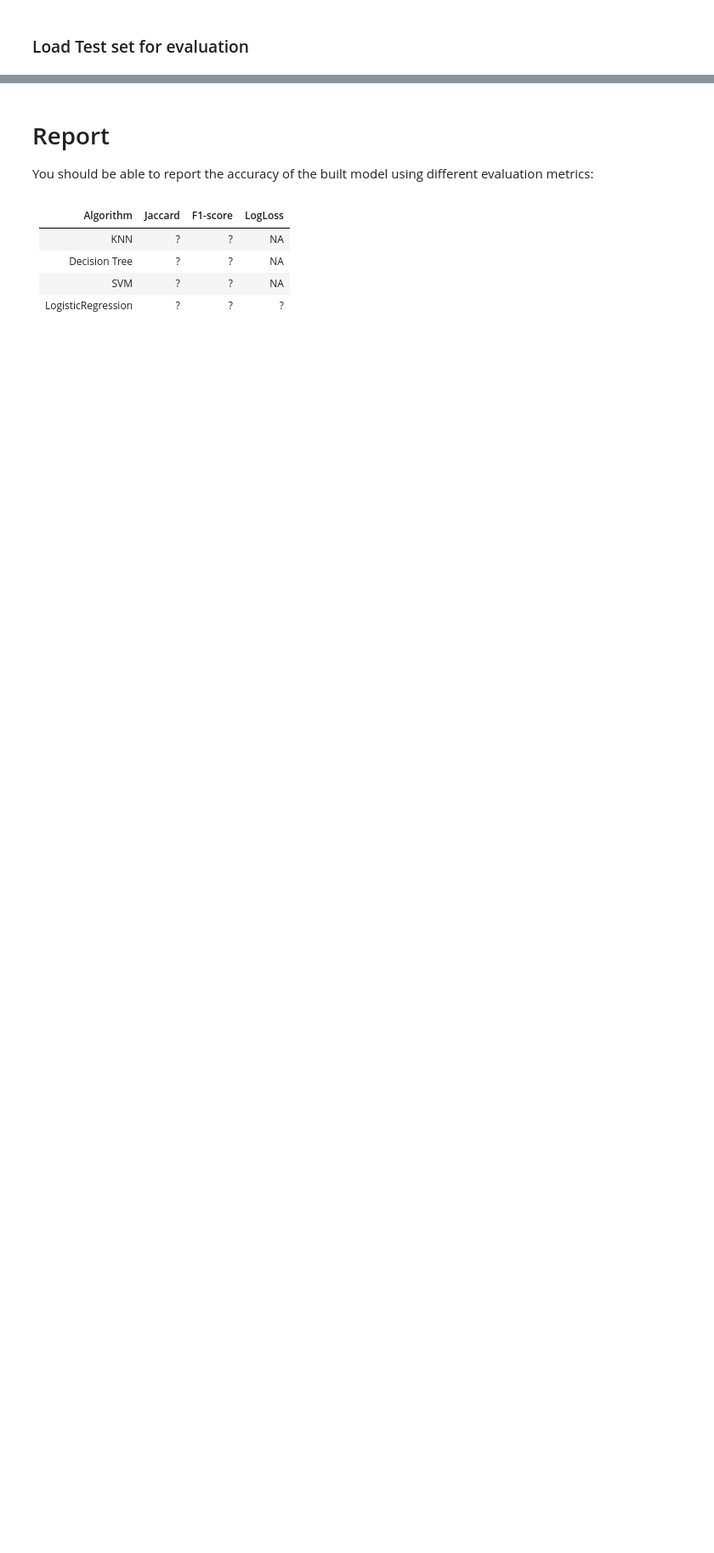
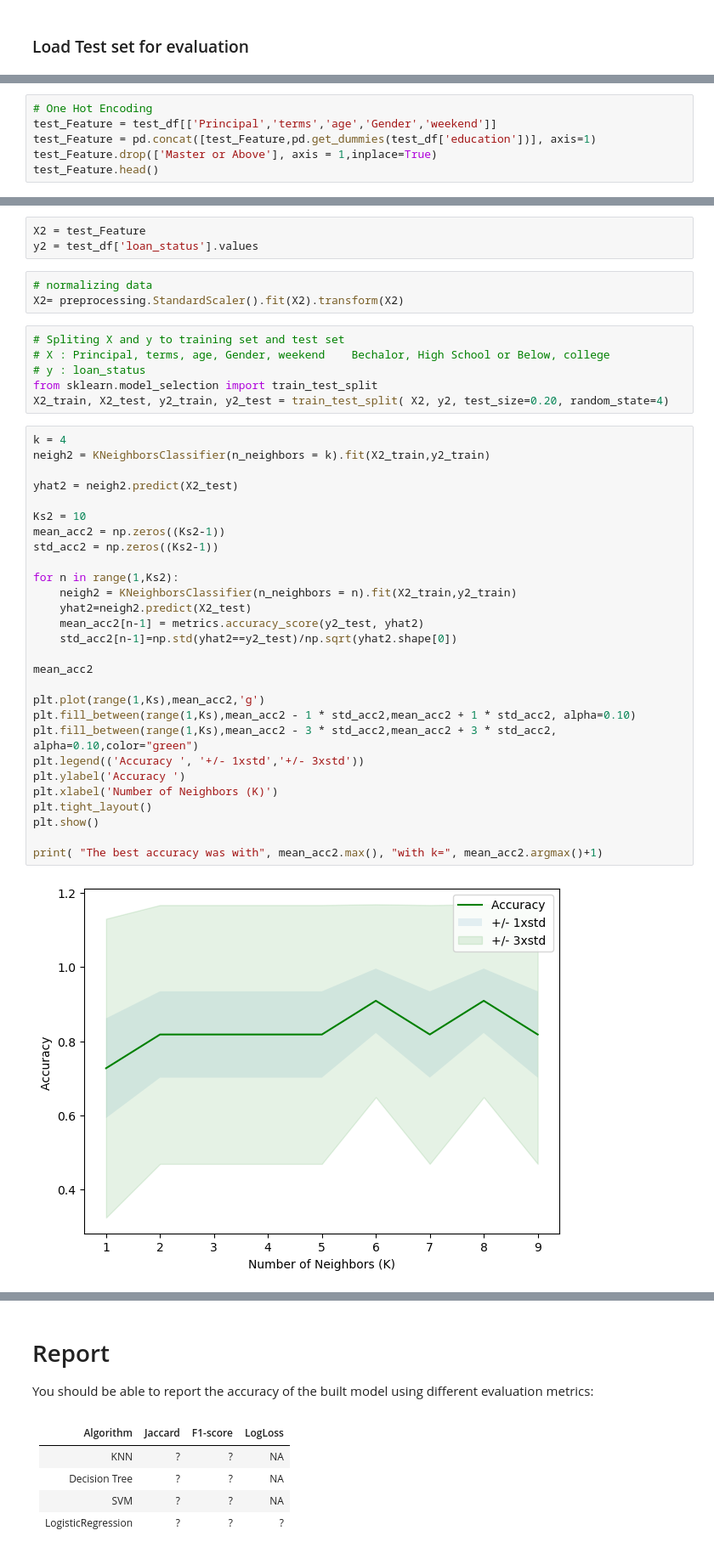
Before and after one commit to YusukeF0912/ibm_ds_pga_course9, a Jupyter notebook: ML0101EN-Proj-Loan-py-v1.ipynb, the cells around one changed output, grey strips where cells are left out. Shown: that part at 85% size. Saved outputs shown, nothing was run; the diff lists cells and outputs as text; blank space fills up the shorter version.

```diff
--- a/ML0101EN-Proj-Loan-py-v1.ipynb
+++ b/ML0101EN-Proj-Loan-py-v1.ipynb
@@ -196,0 +461,6 @@ test_df.head()
+# %%
+# One Hot Encoding
+test_Feature = test_df[['Principal','terms','age','Gender','weekend']]
+test_Feature = pd.concat([test_Feature,pd.get_dummies(test_df['education'])], axis=1)
+test_Feature.drop(['Master or Above'], axis = 1,inplace=True)
+test_Feature.head()
@@ -196,0 +474,42 @@ test_df.head()
+# %%
+X2 = test_Feature
+y2 = test_df['loan_status'].values
+# %%
+# normalizing data
+X2= preprocessing.StandardScaler().fit(X2).transform(X2)
+# %%
+# Spliting X and y to training set and test set
+# X : Principal, terms, age, Gender, weekend	Bechalor, High School or Below, college
+# y : loan_status
+from sklearn.model_selection import train_test_split
+X2_train, X2_test, y2_train, y2_test = train_test_split( X2, y2, test_size=0.20, random_state=4)
+# %%
+k = 4
+neigh2 = KNeighborsClassifier(n_neighbors = k).fit(X2_train,y2_train)
+
+yhat2 = neigh2.predict(X2_test)
+
+Ks2 = 10
+mean_acc2 = np.zeros((Ks2-1))
+std_acc2 = np.zeros((Ks2-1))
+
+for n in range(1,Ks2):
+    neigh2 = KNeighborsClassifier(n_neighbors = n).fit(X2_train,y2_train)
+    yhat2=neigh2.predict(X2_test)
+    mean_acc2[n-1] = metrics.accuracy_score(y2_test, yhat2)
+    std_acc2[n-1]=np.std(yhat2==y2_test)/np.sqrt(yhat2.shape[0])
+
+mean_acc2
+
+plt.plot(range(1,Ks),mean_acc2,'g')
+plt.fill_between(range(1,Ks),mean_acc2 - 1 * std_acc2,mean_acc2 + 1 * std_acc2, alpha=0.10)
+plt.fill_between(range(1,Ks),mean_acc2 - 3 * std_acc2,mean_acc2 + 3 * std_acc2, alpha=0.10,color="green")
+plt.legend(('Accuracy ', '+/- 1xstd','+/- 3xstd'))
+plt.ylabel('Accuracy ')
+plt.xlabel('Number of Neighbors (K)')
+plt.tight_layout()
+plt.show()
+
+print( "The best accuracy was with", mean_acc2.max(), "with k=", mean_acc2.argmax()+1)
+# %% [output]
+[figure, added]
```
Also changed, not shown: parts of 45 cells of this notebook.
